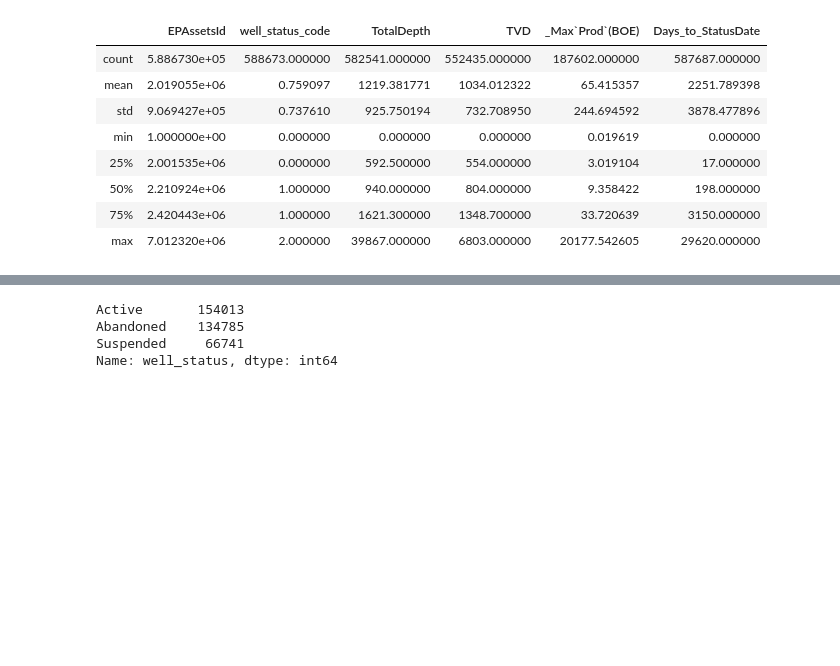
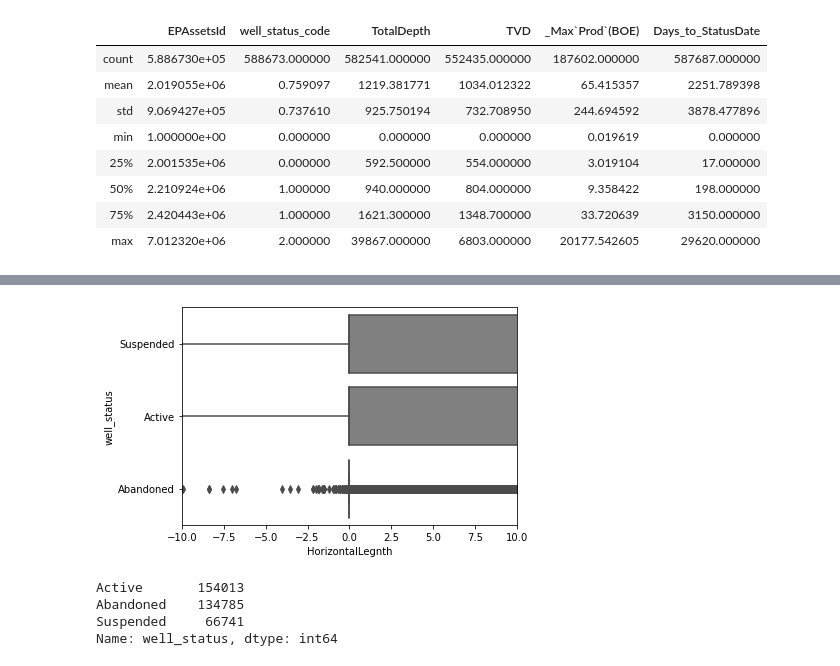
Before and after one commit to Mghane/reCLAIM-2019-Competition, a Jupyter notebook: Classification_Meisam.ipynb, the cells around one changed output, grey strips where cells are left out. Drawn from its saved outputs; the diff is of its cells as text; code cells hidden in the pictures; blank space fills up the shorter version.

```diff
--- a/Classification_Meisam.ipynb
+++ b/Classification_Meisam.ipynb
@@ -1161,3 +1198,18 @@ df_train.describe()
+# %%
+# LoanOriginalAmount variation for each ProsperRating (numeric) category
+
+
+sns.boxplot(data=df_train, y='well_status', x='HorizontalLegnth', color='0.5')
+
+
+
+
+#   axis name for the boxplot
+axes.set(ylabel='''Prosper Credit Rating("AA" is the Best, "E" is the Worst)''')
+axes.set(xlabel='Loan Original Amount(USD)')
+plt.xlim(-10,10);
+# %% [output]
+[figure, added]
 # %%
 # the effect of Days_to_StatusDate on well status does not seem to be linear. It also seems that it needs
 # more than 2 bins to help with classification
```
Also changed, not shown: parts of 10 cells of this notebook.
